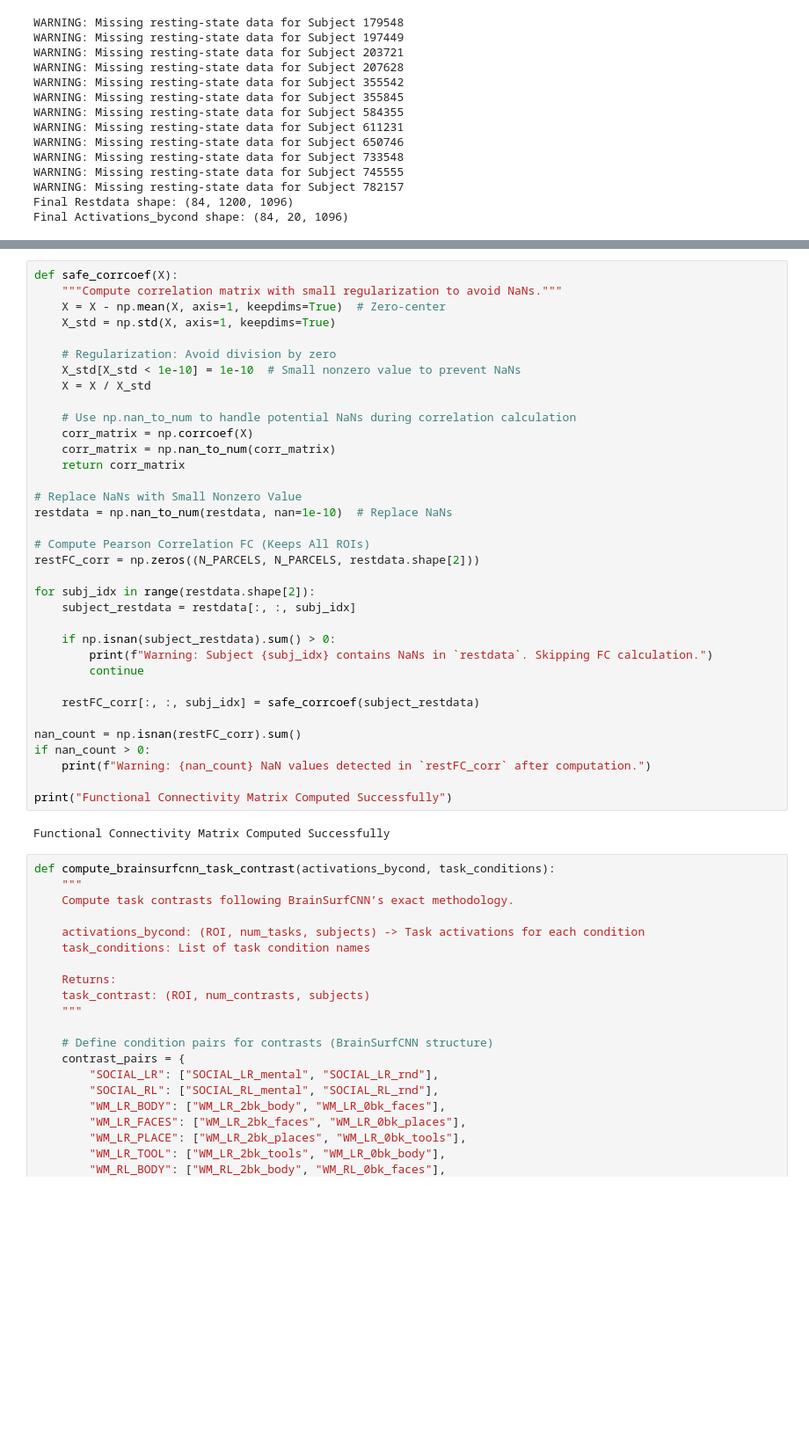
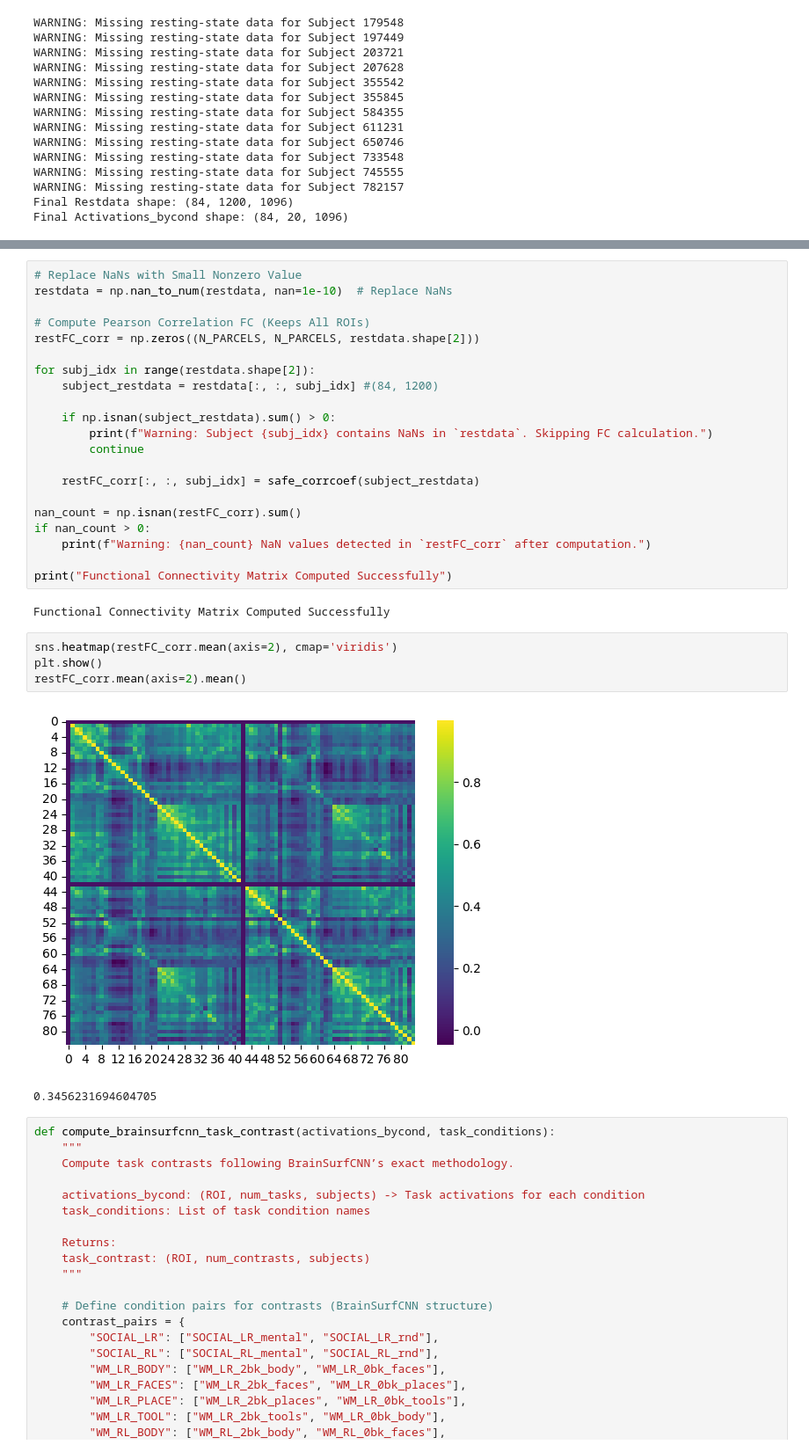
Before and after one commit to Wyw021214/ISP_autism, a Jupyter notebook: projects/fMRI/CNN_HCP.ipynb, the cells around one changed output, grey strips where cells are left out. Shown at 88% size. Cells and saved outputs as stored; diff of their text form; blank space fills up the shorter version.

```diff
--- a/projects/fMRI/CNN_HCP.ipynb
+++ b/projects/fMRI/CNN_HCP.ipynb
@@ -161,18 +190,4 @@ Final Activations_bycond shape: (84, 20, 1096)
 # %%
-def safe_corrcoef(X):
-    """Compute correlation matrix with small regularization to avoid NaNs."""
-    X = X - np.mean(X, axis=1, keepdims=True)  # Zero-center
-    X_std = np.std(X, axis=1, keepdims=True)
-
-    # Regularization: Avoid division by zero
-    X_std[X_std < 1e-10] = 1e-10  # Small nonzero value to prevent NaNs
-    X = X / X_std
-
-    # Use np.nan_to_num to handle potential NaNs during correlation calculation
-    corr_matrix = np.corrcoef(X)
-    corr_matrix = np.nan_to_num(corr_matrix)
-    return corr_matrix
-
 # Replace NaNs with Small Nonzero Value
 restdata = np.nan_to_num(restdata, nan=1e-10)  # Replace NaNs
 
@@ -180,7 +195,7 @@ restdata = np.nan_to_num(restdata, nan=1e-10)  # Replace NaNs
 restFC_corr = np.zeros((N_PARCELS, N_PARCELS, restdata.shape[2]))
 
 for subj_idx in range(restdata.shape[2]):
-    subject_restdata = restdata[:, :, subj_idx]
+    subject_restdata = restdata[:, :, subj_idx] #(84, 1200)
 
     if np.isnan(subject_restdata).sum() > 0:
         print(f"Warning: Subject {subj_idx} contains NaNs in `restdata`. Skipping FC calculation.")
@@ -195,6 +210,13 @@ if nan_count > 0:
 print("Functional Connectivity Matrix Computed Successfully")
 # %% [output]
 Functional Connectivity Matrix Computed Successfully
+# %%
+sns.heatmap(restFC_corr.mean(axis=2), cmap='viridis')
+plt.show()
+restFC_corr.mean(axis=2).mean()
+# %% [output]
+[figure, added]
+0.3456231694604705
 # %%
 def compute_brainsurfcnn_task_contrast(activations_bycond, task_conditions):
     """
```
Also changed, not shown: parts of 17 cells of this notebook.
